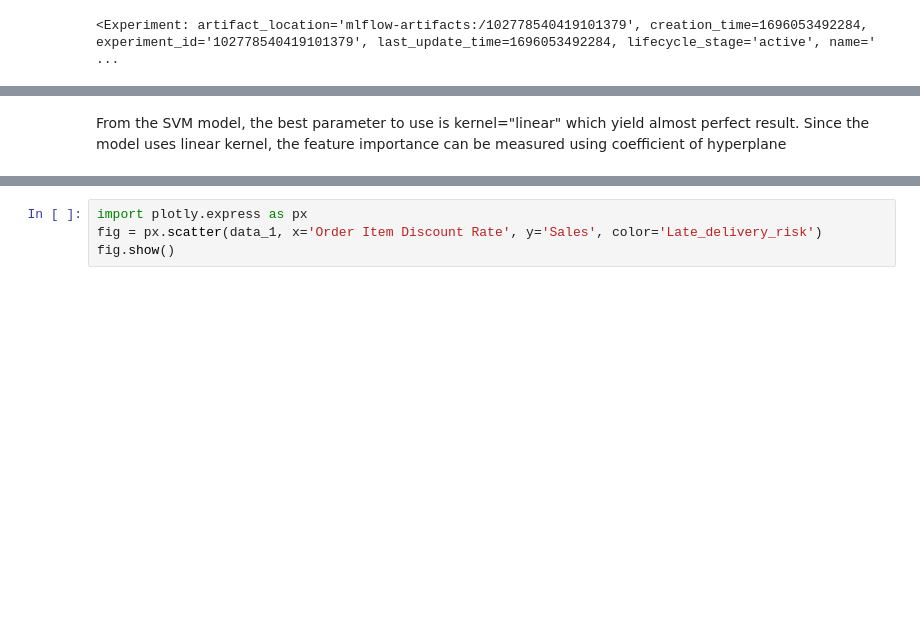
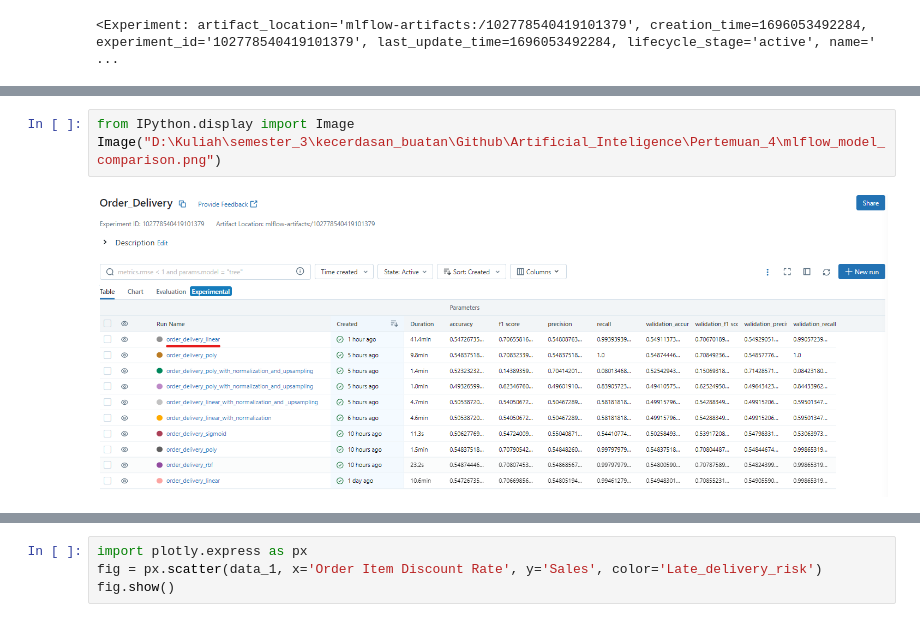
Before and after one commit to randi-source/Artificial_Inteligence, a Jupyter notebook: Pertemuan_4/svm.ipynb, the cells around one changed output, grey strips where cells are left out. Cells and saved outputs as stored; diff of their text form; blank space fills up the shorter version.

```diff
--- a/Pertemuan_4/svm.ipynb
+++ b/Pertemuan_4/svm.ipynb
@@ -467,2 +515,5 @@ Feature: Product Price, Score: 0.00025
-# %% [markdown]
-From the SVM model, the best parameter to use is kernel="linear" which yield almost perfect result. Since the model uses linear kernel, the feature importance can be measured using coefficient of hyperplane
+# %%
+from IPython.display import Image
+Image("D:\Kuliah\semester_3\kecerdasan_buatan\Github\Artificial_Inteligence\Pertemuan_4\mlflow_model_comparison.png")
+# %% [output]
+[figure, added]
```
Also changed, not shown: parts of 20 cells of this notebook, 4 other files.
